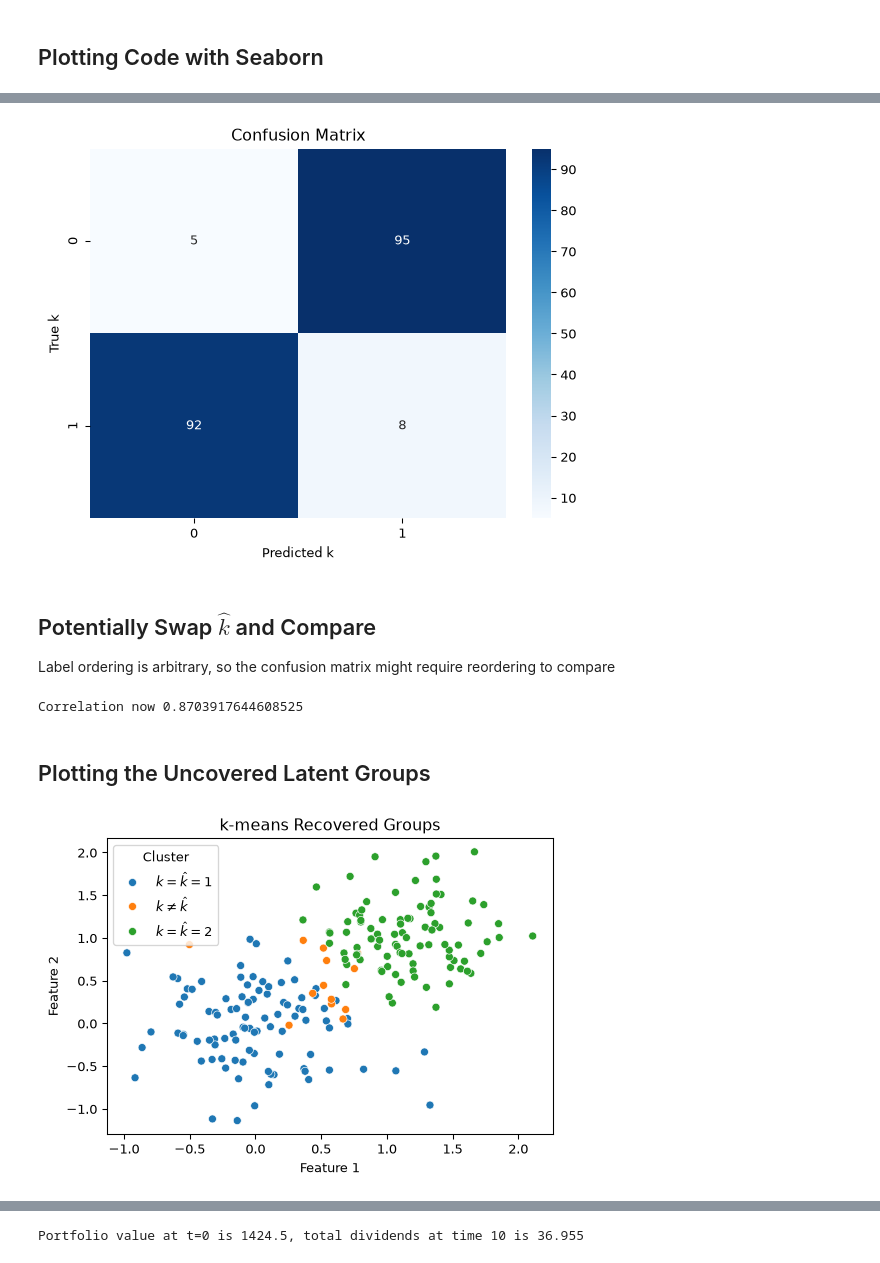
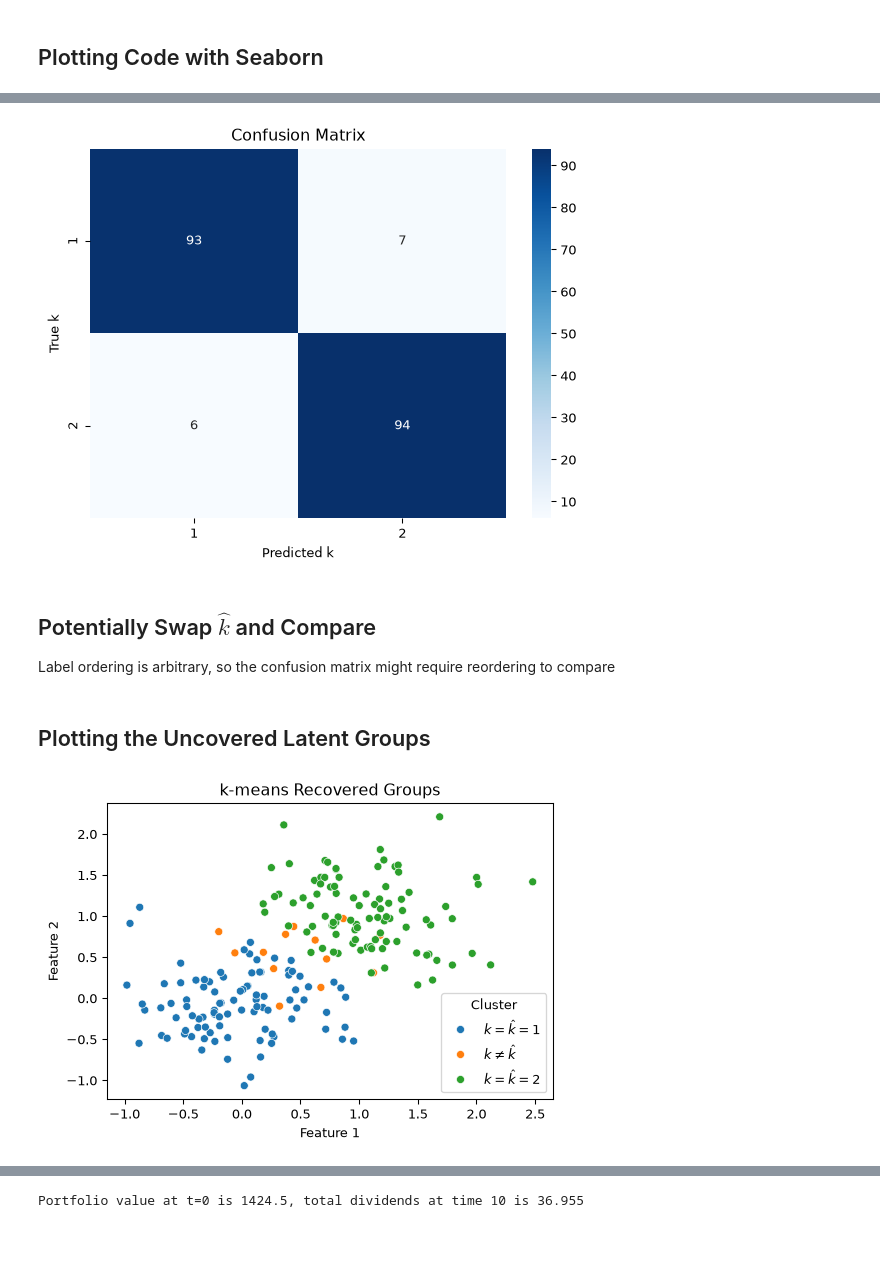
Before and after one commit to jlperla/grad_econ_datascience_notebooks, a Jupyter notebook: slides/latent_variables.ipynb, the cells around one changed output, grey strips where cells are left out. Saved outputs shown, nothing was run; the diff lists cells and outputs as text; code cells hidden in the pictures.

```diff
--- a/slides/latent_variables.ipynb
+++ b/slides/latent_variables.ipynb
@@ -357,40 +439,39 @@ Correlation between k and k_hat:-0.87
 # %%
 from sklearn.metrics import confusion_matrix
 
 # compute confusion matrix
 cm = confusion_matrix(df["k"], df["k_hat"])
 
 # plot confusion matrix
-sns.heatmap(cm, annot=True, cmap='Blues')
+sns.heatmap(cm, annot=True, fmt='d', cmap='Blues',
+            xticklabels=[1, 2], yticklabels=[1, 2])
 plt.xlabel('Predicted k')
 plt.ylabel('True k')
 plt.title('Confusion Matrix')
 plt.show()
 # %% [output]
-[figure, old version]
+[figure, new version]
 # %% [markdown]
 ## Potentially Swap $\hat{k}$ and Compare
 
 Label ordering is arbitrary, so the confusion matrix might require reordering to compare
 # %%
-if df['k'].corr(df['k_hat']) < 0.5:
+if df['k'].corr(df['k_hat']) < 0:
   df['k_hat'] = df['k_hat'].replace({1: 2, 2: 1})
   print(f"Correlation now {df['k'].corr(df['k_hat'])}")
 
 df['Cluster'] = df.apply(lambda x: rf"$k=\hat{{k}}={{{x['k']:.0g}}}$"
                          if x['k'] == x['k_hat'] else r'$k \neq \hat{k}$',
                          axis=1)
-# %% [output]
-Correlation now 0.8703917644608525
 # %% [markdown]
 ## Plotting the Uncovered Latent Groups
 # %%
 fig, ax = plt.subplots(figsize=(6, 4))
 sns.scatterplot(data=df, x="f1", y="f2",
   hue="Cluster", ax=ax)
-ax.set(xlabel="Feature 1", ylabel="Feature 2",\
+ax.set(xlabel="Feature 1", ylabel="Feature 2",
        title="k-means Recovered Groups")
 plt.show()
 # %% [output]
-[figure, old version]
+[figure, new version]
 # %% [markdown]
```
Also changed, not shown: parts of 18 cells of this notebook, 2 other files.
